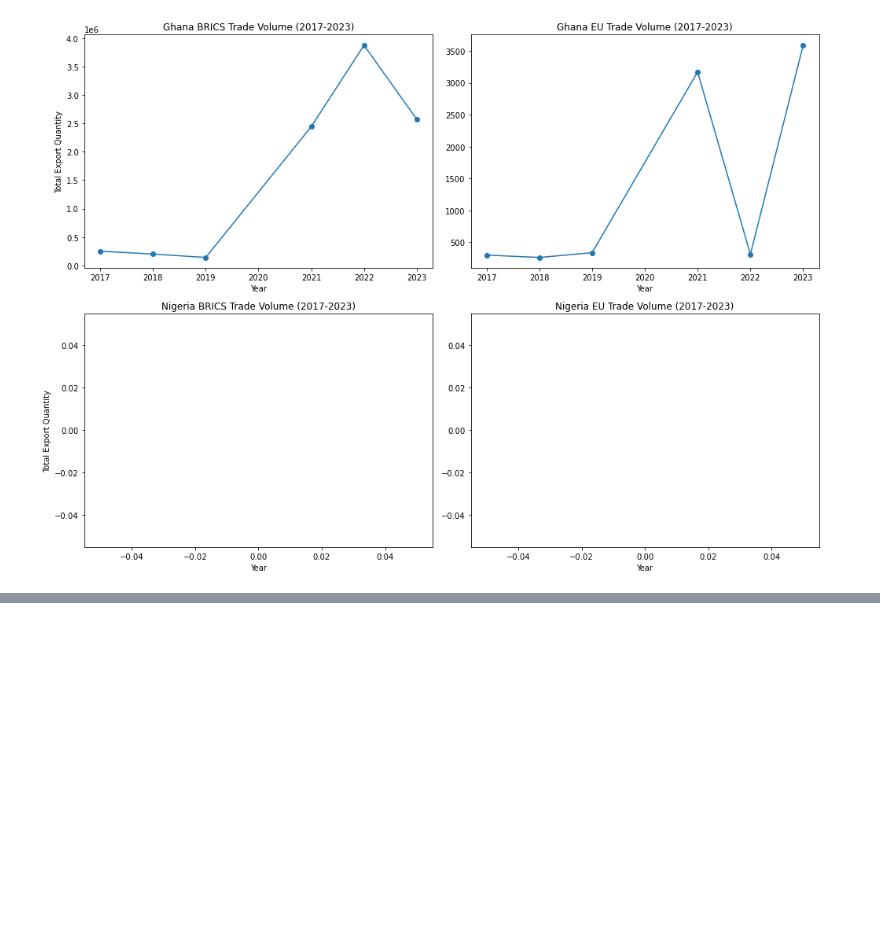
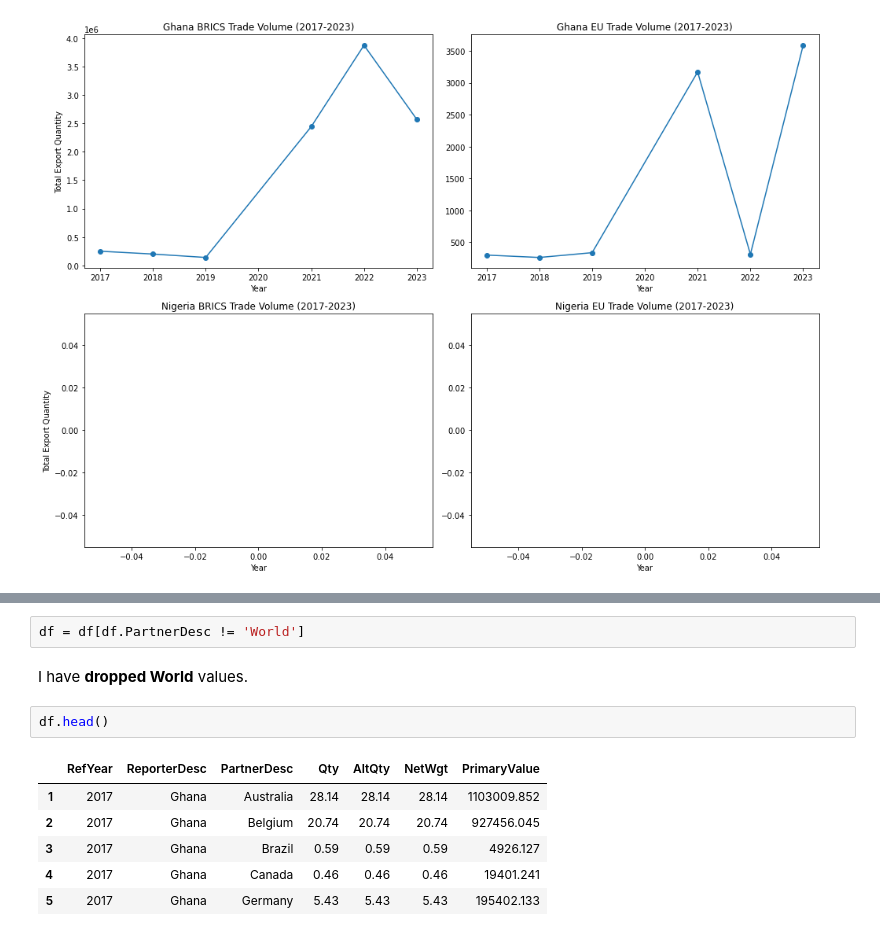
Before and after one commit to MrEktirir/Gold_Trade, a Jupyter notebook: Ghana_Nigeria_Gold_Trade_Analysis.ipynb, the cells around one changed output, grey strips where cells are left out. Saved outputs shown, nothing was run; the diff lists cells and outputs as text; blank space fills up the shorter version.

```diff
--- a/Ghana_Nigeria_Gold_Trade_Analysis.ipynb
+++ b/Ghana_Nigeria_Gold_Trade_Analysis.ipynb
@@ -702,0 +729,13 @@ plt.show()
+# %%
+df = df[df.PartnerDesc != 'World']
+# %% [markdown]
+I have **dropped World** values.
+# %%
+df.head()
+# %% [output]
+|  | RefYear | ReporterDesc | PartnerDesc | Qty | AltQty | NetWgt | PrimaryValue |
+| 1 | 2017 | Ghana | Australia | 28.14 | 28.14 | 28.14 | 1103009.852 |
+| 2 | 2017 | Ghana | Belgium | 20.74 | 20.74 | 20.74 | 927456.045 |
+| 3 | 2017 | Ghana | Brazil | 0.59 | 0.59 | 0.59 | 4926.127 |
+| 4 | 2017 | Ghana | Canada | 0.46 | 0.46 | 0.46 | 19401.241 |
+| 5 | 2017 | Ghana | Germany | 5.43 | 5.43 | 5.43 | 195402.133 |
```
Also changed, not shown: parts of 19 cells of this notebook.
